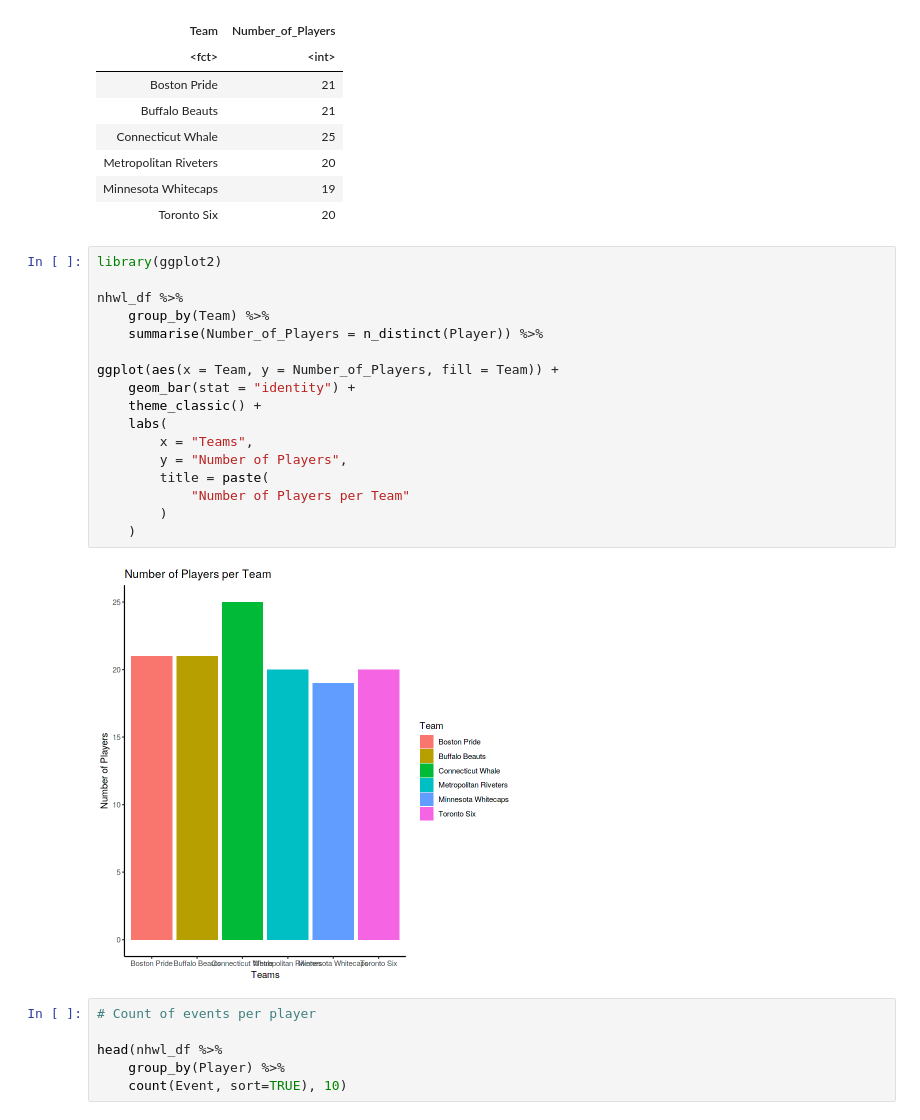
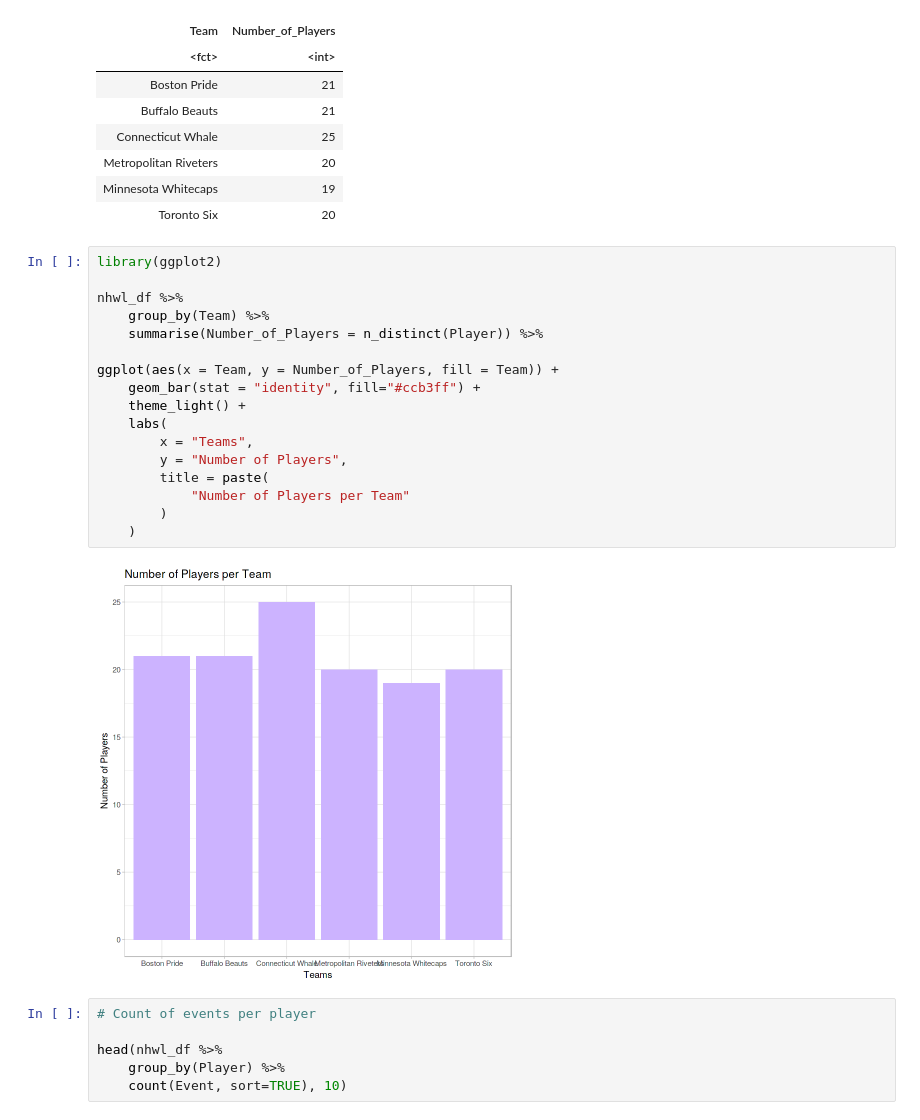
Before and after one commit to Harithap13/Rotman-Summer-NHWL-Datathon, a Jupyter notebook: rsd-nhwl-understanding-data.ipynb, the cells around one changed output. Saved outputs shown, nothing was run; the diff lists cells and outputs as text.

Commit message:
Data Exploration + Visualization

```diff
--- a/rsd-nhwl-understanding-data.ipynb
+++ b/rsd-nhwl-understanding-data.ipynb
@@ -330,22 +330,22 @@ A tibble: 6 × 2
 # %%
 library(ggplot2)
 
 nhwl_df %>%
     group_by(Team) %>%
     summarise(Number_of_Players = n_distinct(Player)) %>%
 
 ggplot(aes(x = Team, y = Number_of_Players, fill = Team)) +
-    geom_bar(stat = "identity") +
-    theme_classic() +
+    geom_bar(stat = "identity", fill="#ccb3ff") +
+    theme_light() +
     labs(
         x = "Teams",
         y = "Number of Players",
         title = paste(
             "Number of Players per Team"
         )
     )
 # %% [output]
-[figure, old version]
+[figure, new version]
 # %%
 # Count of events per player
 
```
Also changed, not shown: parts of 1 cell of this notebook.
